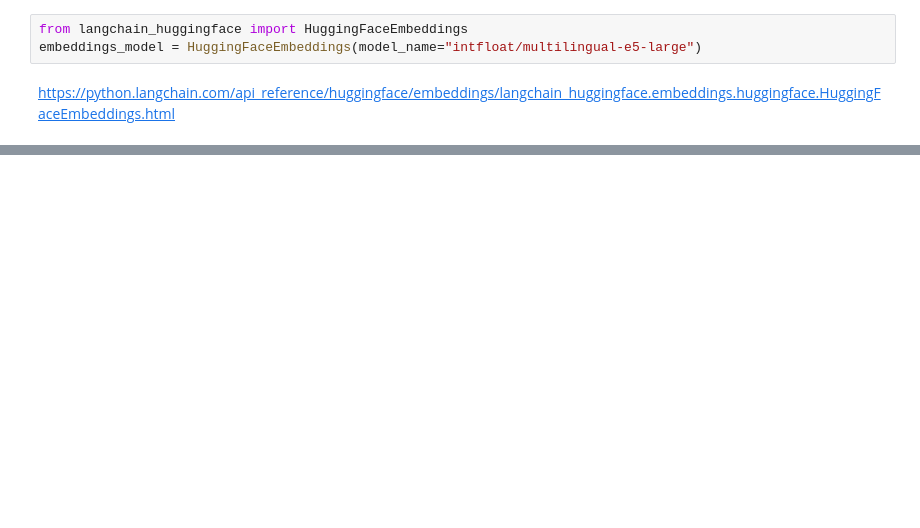
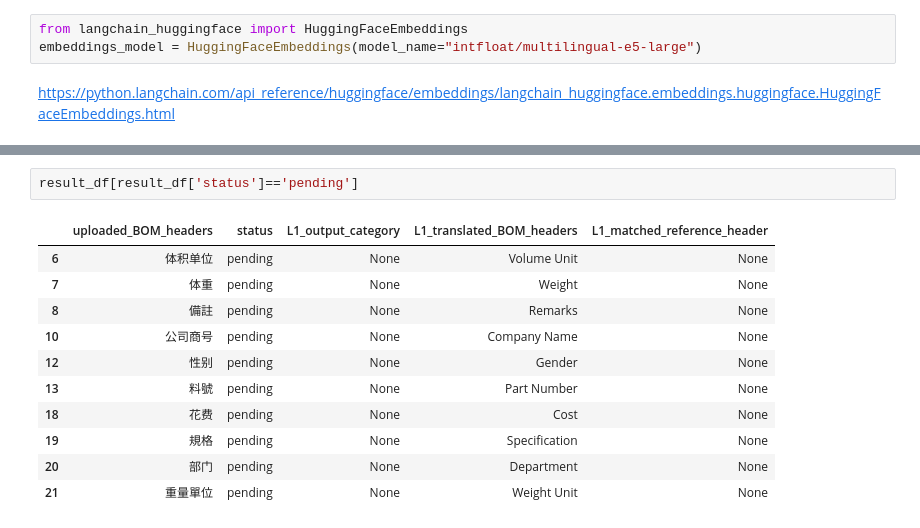
Before and after one commit to Ren1990/assignment1, a Jupyter notebook: 1_etl.ipynb, the cells around one changed output, grey strips where cells are left out. Cells and saved outputs as stored; diff of their text form; blank space fills up the shorter version.

```diff
--- a/1_etl.ipynb
+++ b/1_etl.ipynb
@@ -379,0 +309,14 @@ process_bom_files(bom_files)
+# %%
+result_df[result_df['status']=='pending']
+# %% [output]
+|  | uploaded_BOM_headers | status | L1_output_category | L1_translated_BOM_headers | L1_matched_reference_header |
+| 6 | 体积单位 | pending | None | Volume Unit | None |
+| 7 | 体重 | pending | None | Weight | None |
+| 8 | 備註 | pending | None | Remarks | None |
+| 10 | 公司商号 | pending | None | Company Name | None |
+| 12 | 性别 | pending | None | Gender | None |
+| 13 | 料號 | pending | None | Part Number | None |
+| 18 | 花费 | pending | None | Cost | None |
+| 19 | 規格 | pending | None | Specification | None |
+| 20 | 部门 | pending | None | Department | None |
+| 21 | 重量單位 | pending | None | Weight Unit | None |
```
Also changed, not shown: parts of 45 cells of this notebook, 4 other files.
